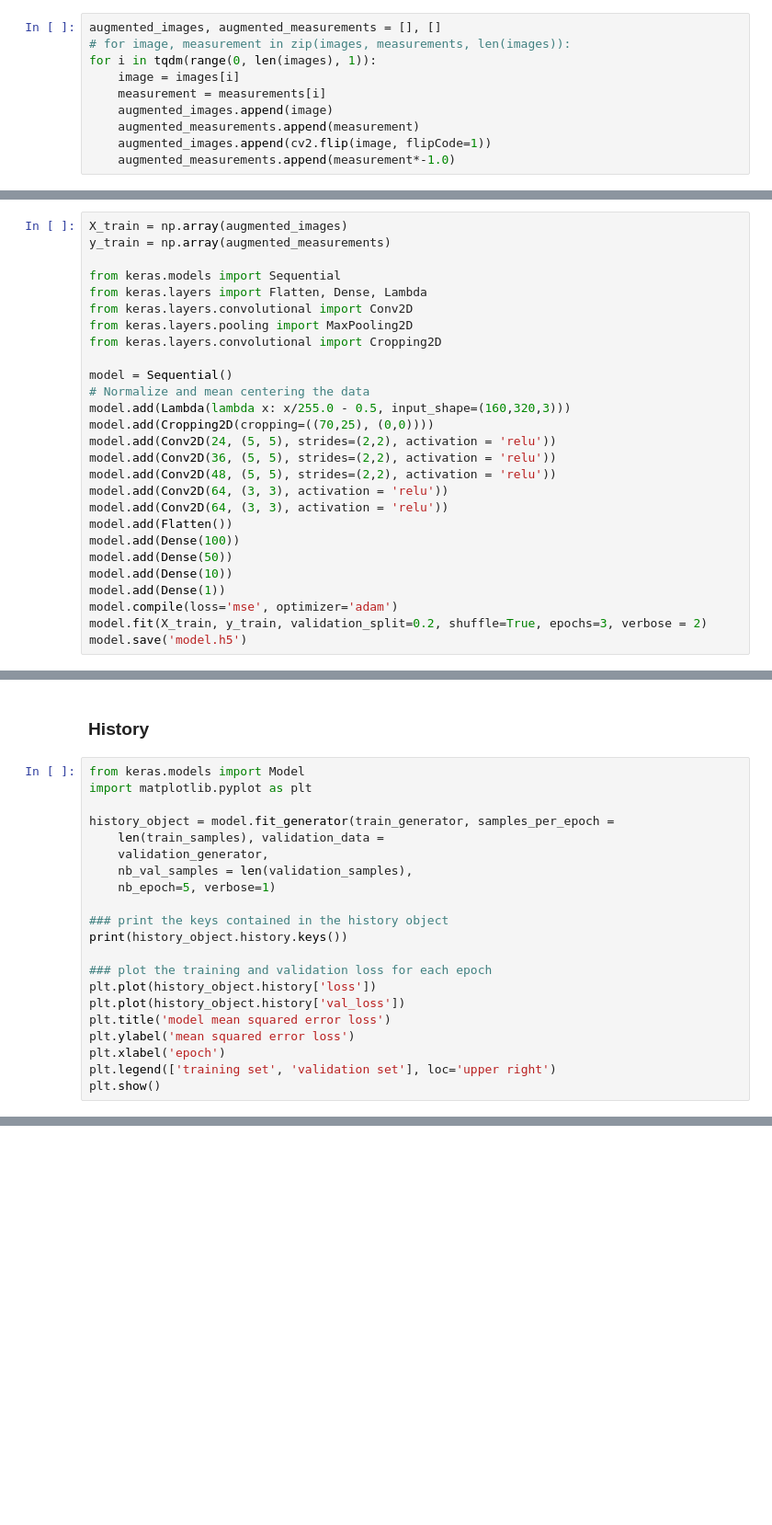
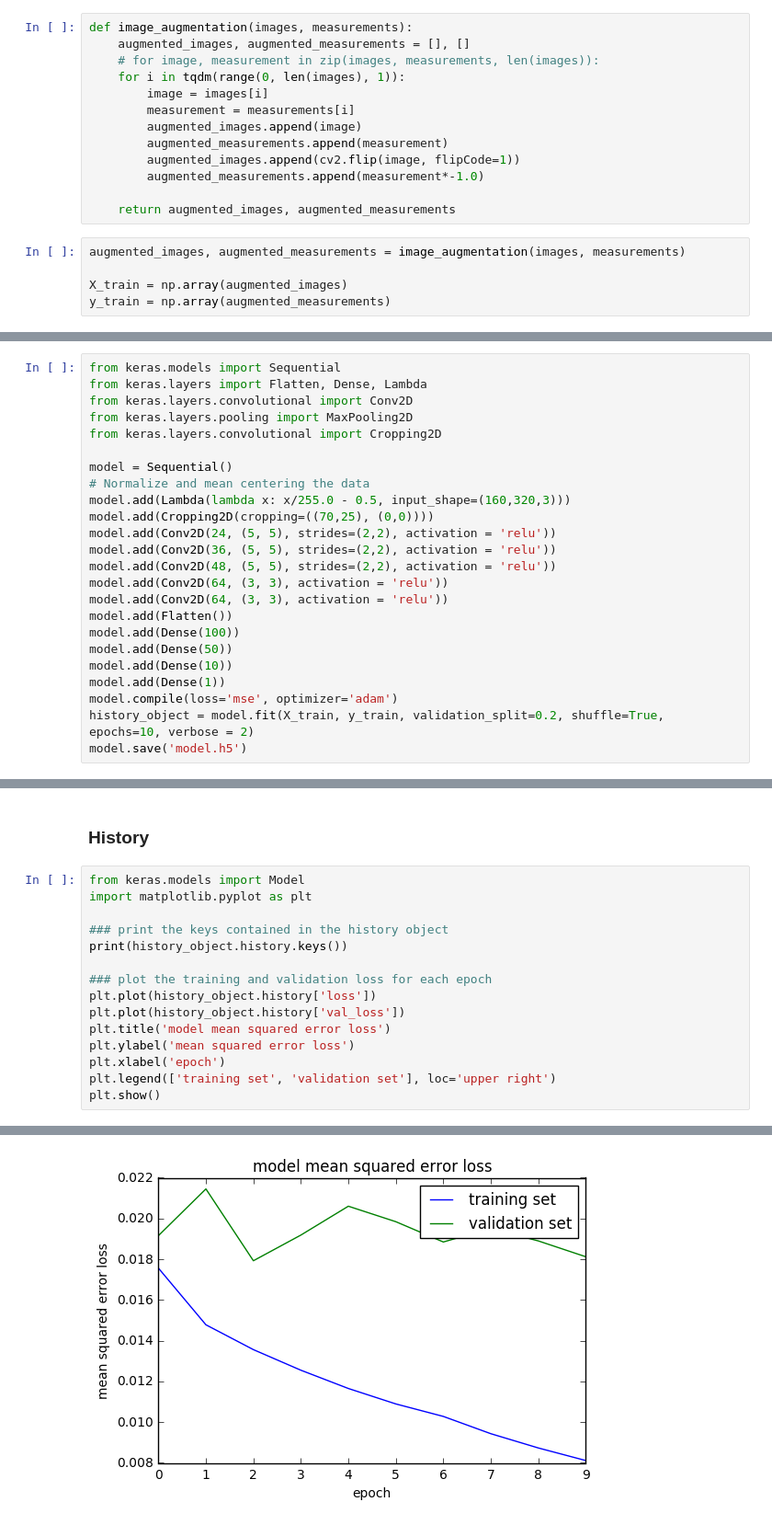
Before and after one commit to patriciapampanelli/CarND-Behavioral-Cloning-P3, a Jupyter notebook: CarND-Behavioral-Cloning-P3.ipynb, the cells around one changed output, grey strips where cells are left out. Shown at 92% size. Saved outputs shown, nothing was run; the diff lists cells and outputs as text; blank space fills up the shorter version.

Commit message:
Model test

```diff
--- a/CarND-Behavioral-Cloning-P3.ipynb
+++ b/CarND-Behavioral-Cloning-P3.ipynb
@@ -43,12 +51,20 @@ for i in tqdm(range(0, len(lines), 1)):
 # %% [markdown]
 ### Image augmentation
 # %%
-augmented_images, augmented_measurements = [], []
-# for image, measurement in zip(images, measurements, len(images)):
-for i in tqdm(range(0, len(images), 1)):
-    image = images[i]
-    measurement = measurements[i]
-    augmented_images.append(image)
-    augmented_measurements.append(measurement)
-    augmented_images.append(cv2.flip(image, flipCode=1))
-    augmented_measurements.append(measurement*-1.0)
+def image_augmentation(images, measurements):
+    augmented_images, augmented_measurements = [], []
+    # for image, measurement in zip(images, measurements, len(images)):
+    for i in tqdm(range(0, len(images), 1)):
+        image = images[i]
+        measurement = measurements[i]
+        augmented_images.append(image)
+        augmented_measurements.append(measurement)
+        augmented_images.append(cv2.flip(image, flipCode=1))
+        augmented_measurements.append(measurement*-1.0)
+
+    return augmented_images, augmented_measurements
+# %%
+augmented_images, augmented_measurements = image_augmentation(images, measurements)
+
+X_train = np.array(augmented_images)
+y_train = np.array(augmented_measurements)
@@ -55,9 +73,6 @@ for i in tqdm(range(0, len(images), 1)):
 # %% [markdown]
 ### Model
 # %%
-X_train = np.array(augmented_images)
-y_train = np.array(augmented_measurements)
-
 from keras.models import Sequential
 from keras.layers import Flatten, Dense, Lambda
 from keras.layers.convolutional import Conv2D
@@ -79,7 +94,7 @@ model.add(Dense(50))
 model.add(Dense(10))
 model.add(Dense(1))
 model.compile(loss='mse', optimizer='adam')
-model.fit(X_train, y_train, validation_split=0.2, shuffle=True, epochs=3, verbose = 2)
+history_object = model.fit(X_train, y_train, validation_split=0.2, shuffle=True, epochs=10, verbose = 2)
 model.save('model.h5')
 # %% [output]
 Train on 38572 samples, validate on 9644 samples
@@ -94,12 +119,6 @@ Epoch 3/3
 # %%
 from keras.models import Model
 import matplotlib.pyplot as plt
-
-history_object = model.fit_generator(train_generator, samples_per_epoch =
-    len(train_samples), validation_data =
-    validation_generator,
-    nb_val_samples = len(validation_samples),
-    nb_epoch=5, verbose=1)
 
 ### print the keys contained in the history object
 print(history_object.history.keys())
@@ -116,0 +136 @@ NameError: name 'train_generator' is not defined
+[figure, added]
```
Also changed, not shown: parts of 6 cells of this notebook.
